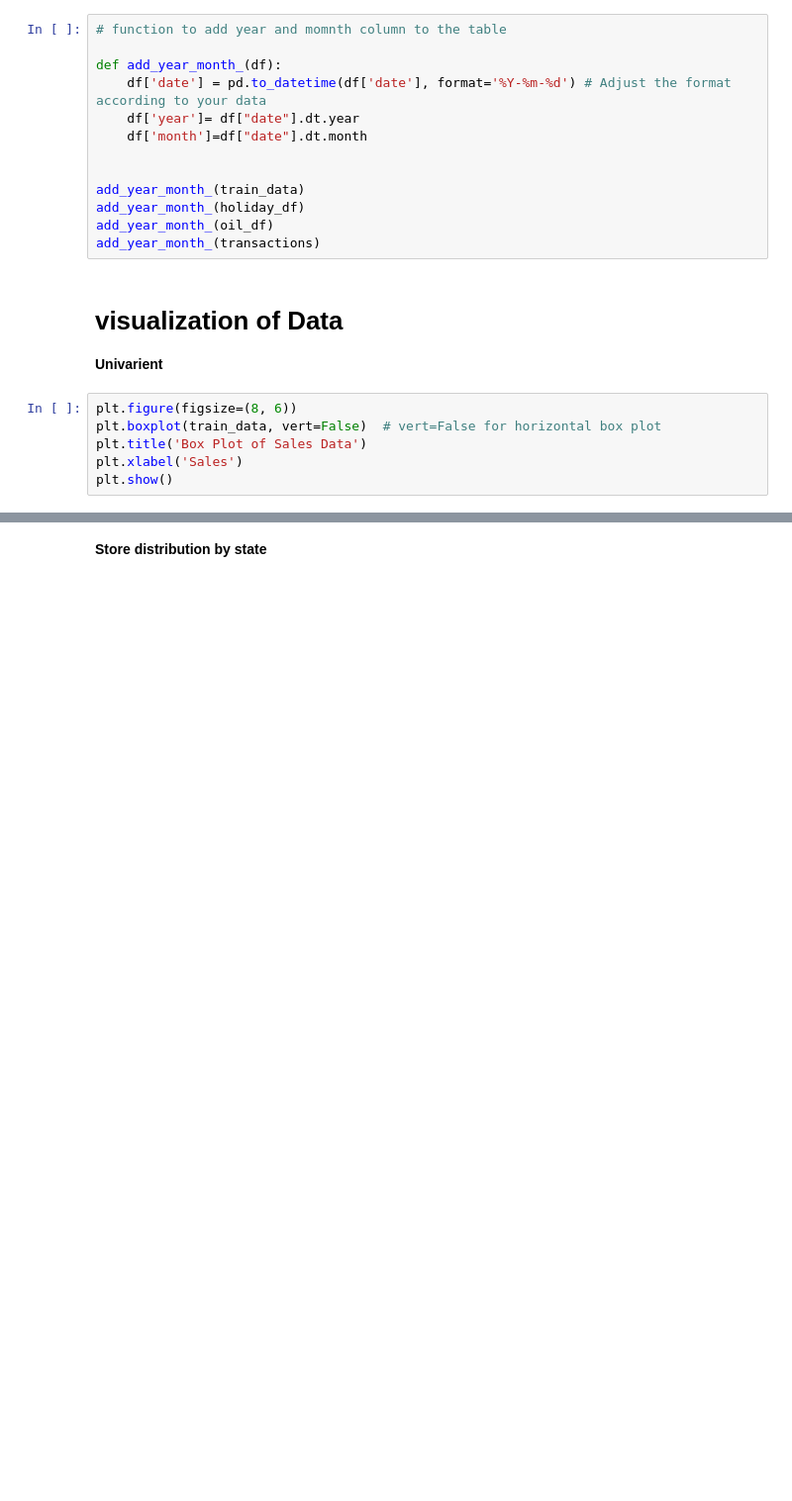
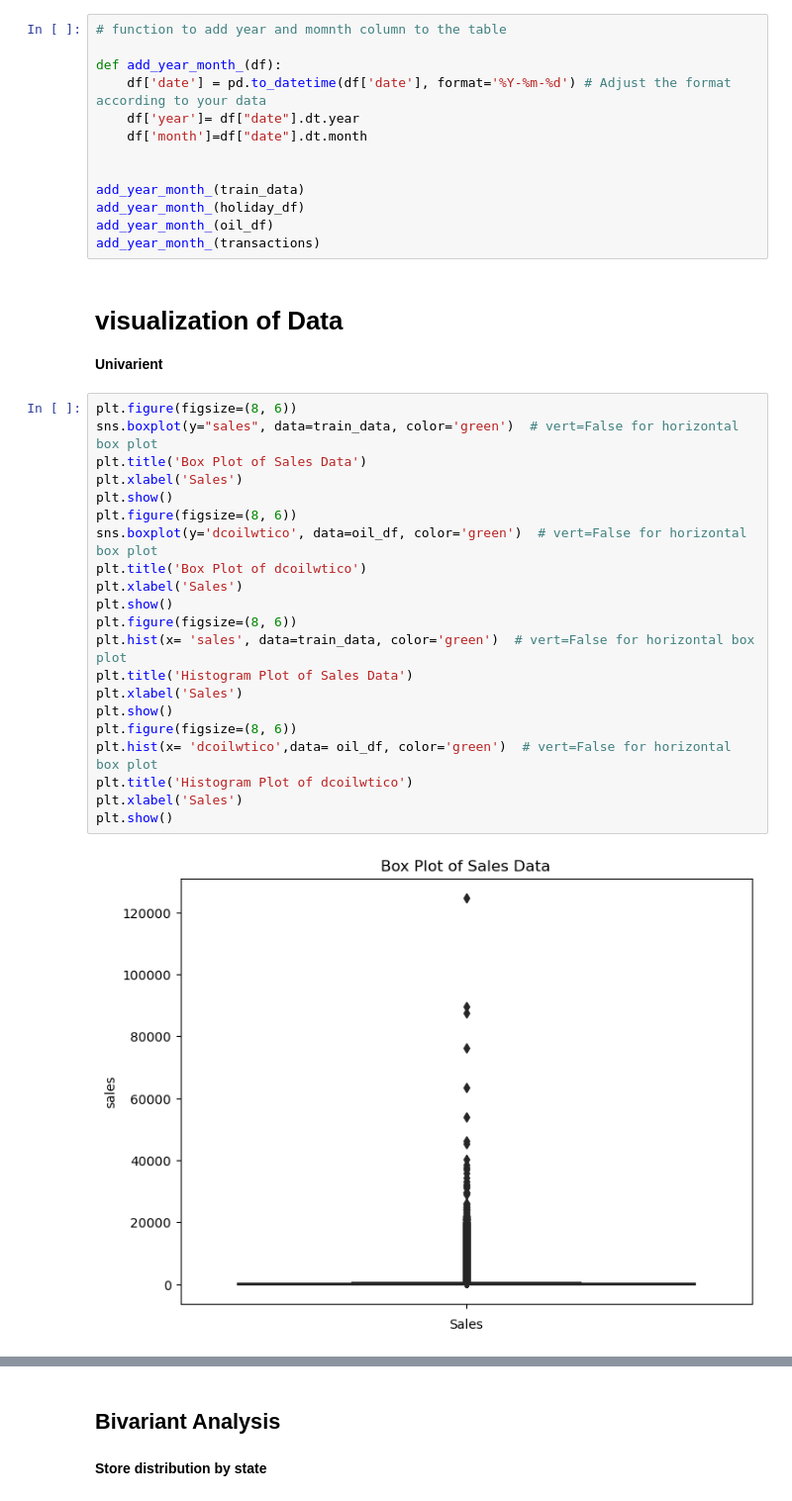
Before and after one commit to obiuzoma/LP3_project, a Jupyter notebook: lp3.ipynb, the cells around one changed output, grey strips where cells are left out. Shown at 99% size. Cells and saved outputs as stored; diff of their text form; blank space fills up the shorter version.

```diff
--- a/lp3.ipynb
+++ b/lp3.ipynb
@@ -545,9 +536,26 @@ add_year_month_(transactions)
 # %% [markdown]
 # visualization of Data
 <b> Univarient
-# %%
-plt.figure(figsize=(8, 6))
-plt.boxplot(train_data, vert=False)  # vert=False for horizontal box plot
-plt.title('Box Plot of Sales Data')
-plt.xlabel('Sales')
-plt.show()
+# %%
+plt.figure(figsize=(8, 6))
+sns.boxplot(y="sales", data=train_data, color='green')  # vert=False for horizontal box plot
+plt.title('Box Plot of Sales Data')
+plt.xlabel('Sales')
+plt.show()
+plt.figure(figsize=(8, 6))
+sns.boxplot(y='dcoilwtico', data=oil_df, color='green')  # vert=False for horizontal box plot
+plt.title('Box Plot of dcoilwtico')
+plt.xlabel('Sales')
+plt.show()
+plt.figure(figsize=(8, 6))
+plt.hist(x= 'sales', data=train_data, color='green')  # vert=False for horizontal box plot
+plt.title('Histogram Plot of Sales Data')
+plt.xlabel('Sales')
+plt.show()
+plt.figure(figsize=(8, 6))
+plt.hist(x= 'dcoilwtico',data= oil_df, color='green')  # vert=False for horizontal box plot
+plt.title('Histogram Plot of dcoilwtico')
+plt.xlabel('Sales')
+plt.show()
+# %% [output]
+[figure, added]
@@ -554,3 +565,5 @@ plt.show()
+# %% [markdown]
+## Bivariant Analysis
 # %% [markdown]
 <b> Store distribution by state
 # %%
```
Also changed, not shown: parts of 32 cells of this notebook, 1 other file.
